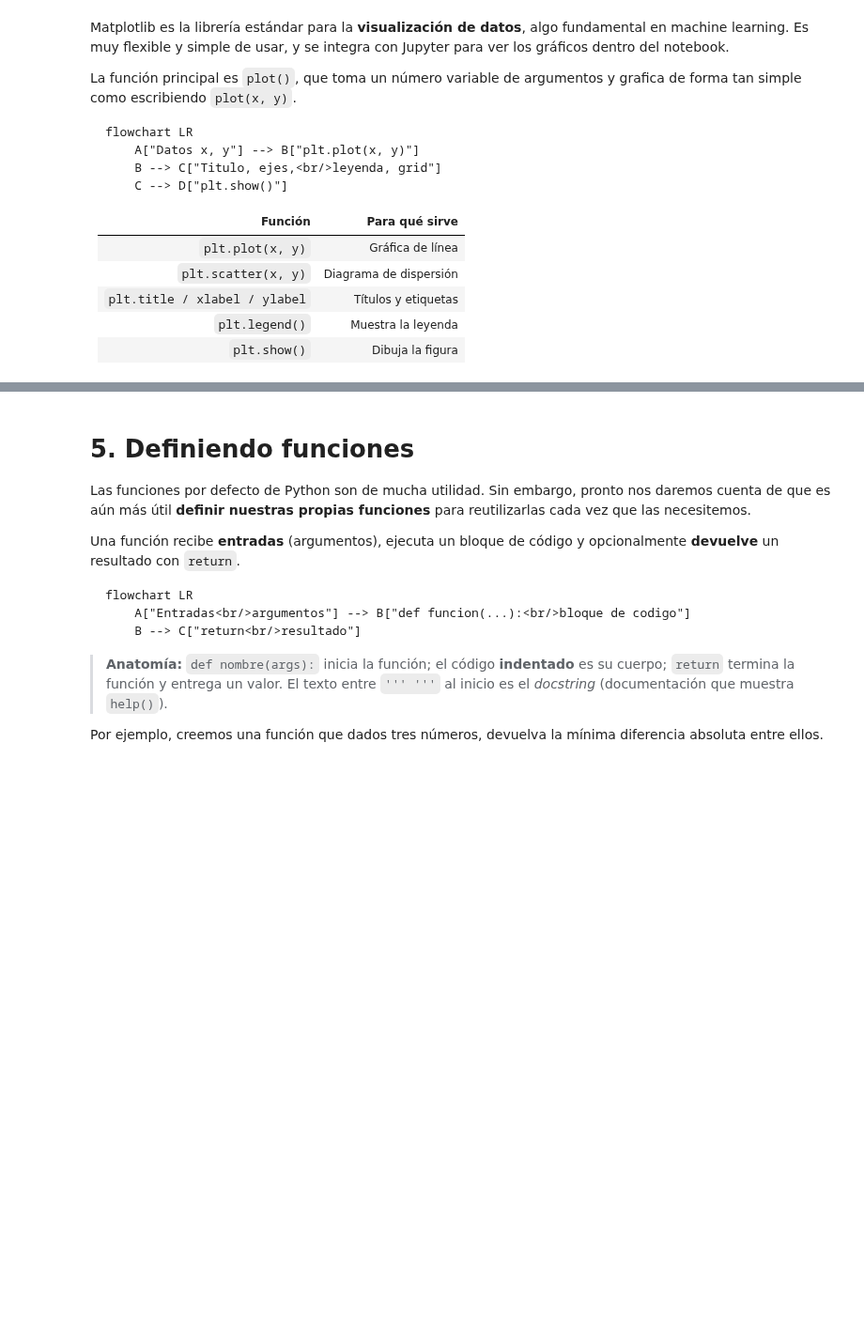
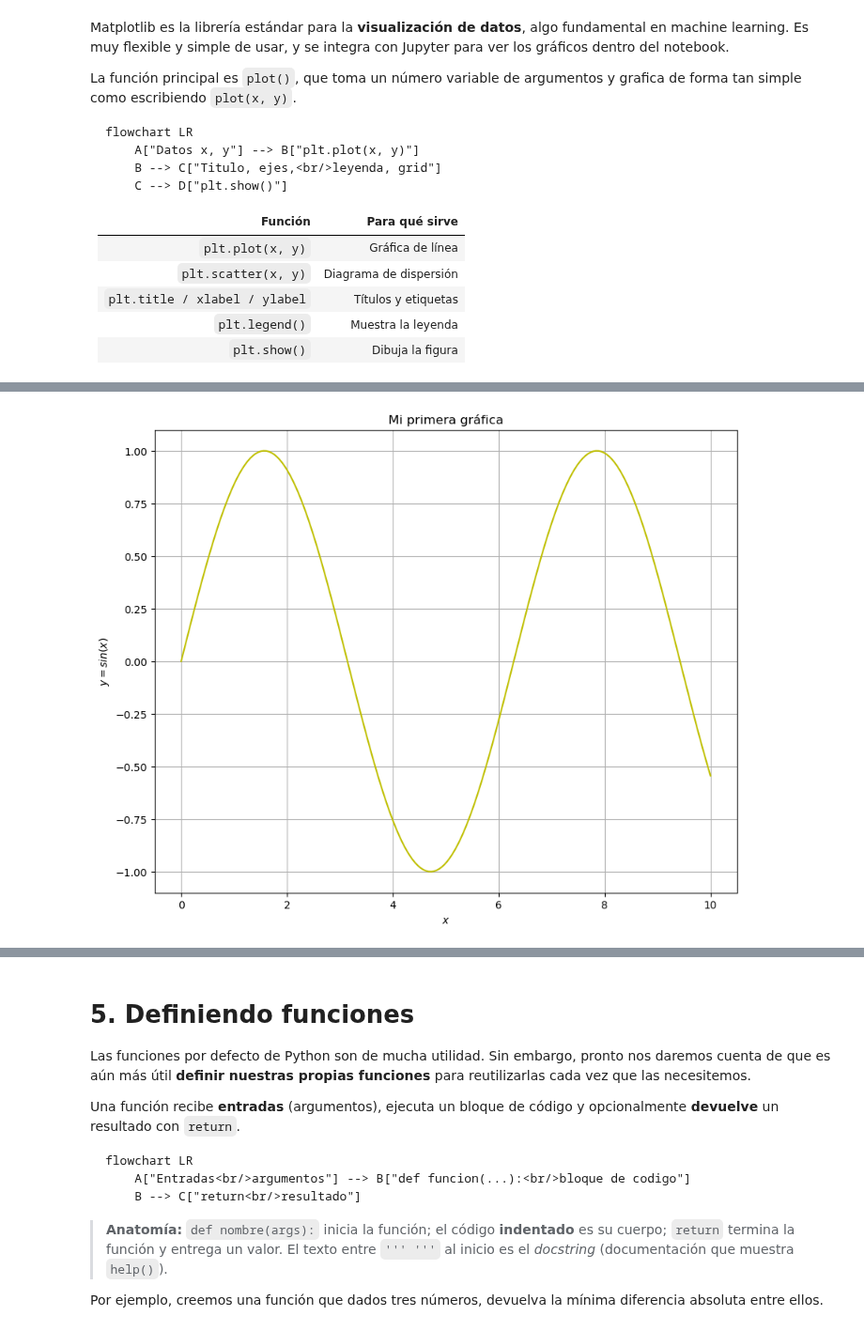
Before and after one commit to Santiago-CS/Procesamiento-de-datos, a Jupyter notebook: Inicial/0.3.- Repaso_Python_y_Librerías.ipynb, the cells around one changed output, grey strips where cells are left out. Shown at 94% size. Cells and saved outputs as stored; diff of their text form; code cells hidden in the pictures; blank space fills up the shorter version.

```diff
--- a/Inicial/0.3.- Repaso_Python_y_Librerías.ipynb
+++ b/Inicial/0.3.- Repaso_Python_y_Librerías.ipynb
@@ -1082,11 +1186,13 @@ y.shape
 # %%
-plt.figure(figsize=(6,4))
+plt.figure(figsize=(10,8))
 plt.plot(x,y, 'y')
 plt.title('Mi primera gráfica')
 plt.xlabel('$x$')
 plt.ylabel('$y=sin(x)$')
 plt.grid()
 plt.show()
+# %% [output]
+[figure, added]
 # %%
 plt.figure(figsize=(6,4))
 plt.plot(x,y, 'b',linewidth=2)
```
Also changed, not shown: parts of 73 cells of this notebook, 2 other files.
